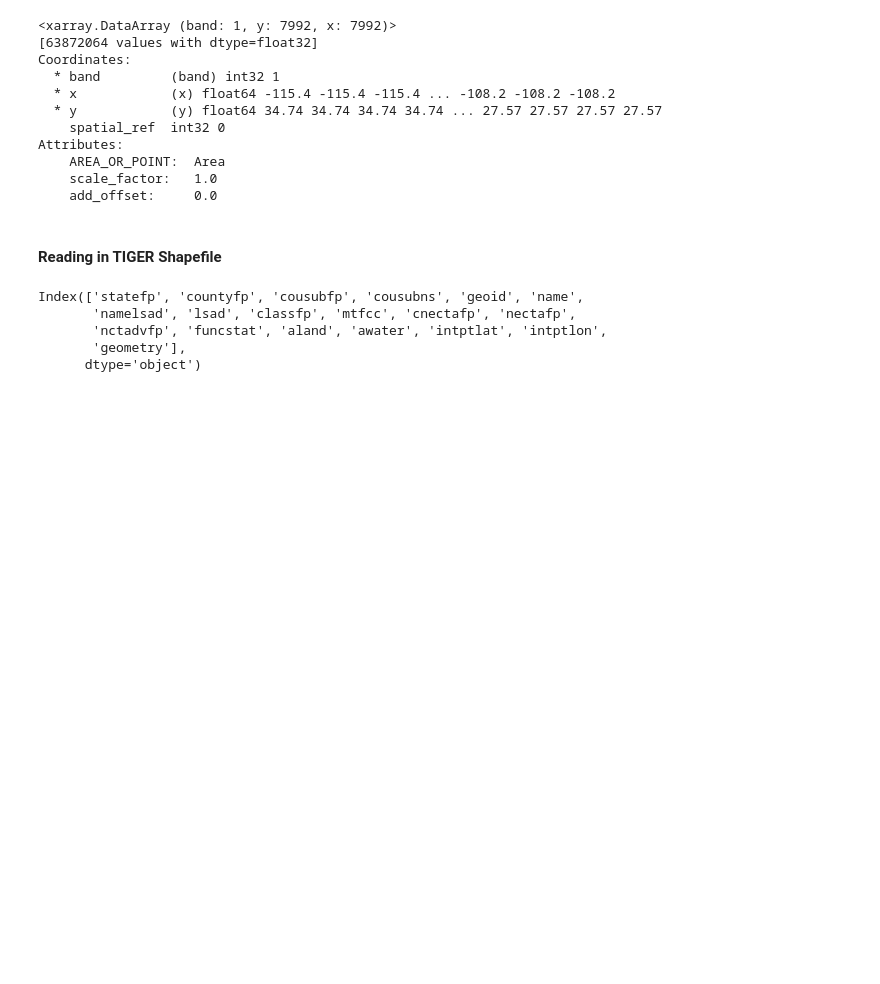
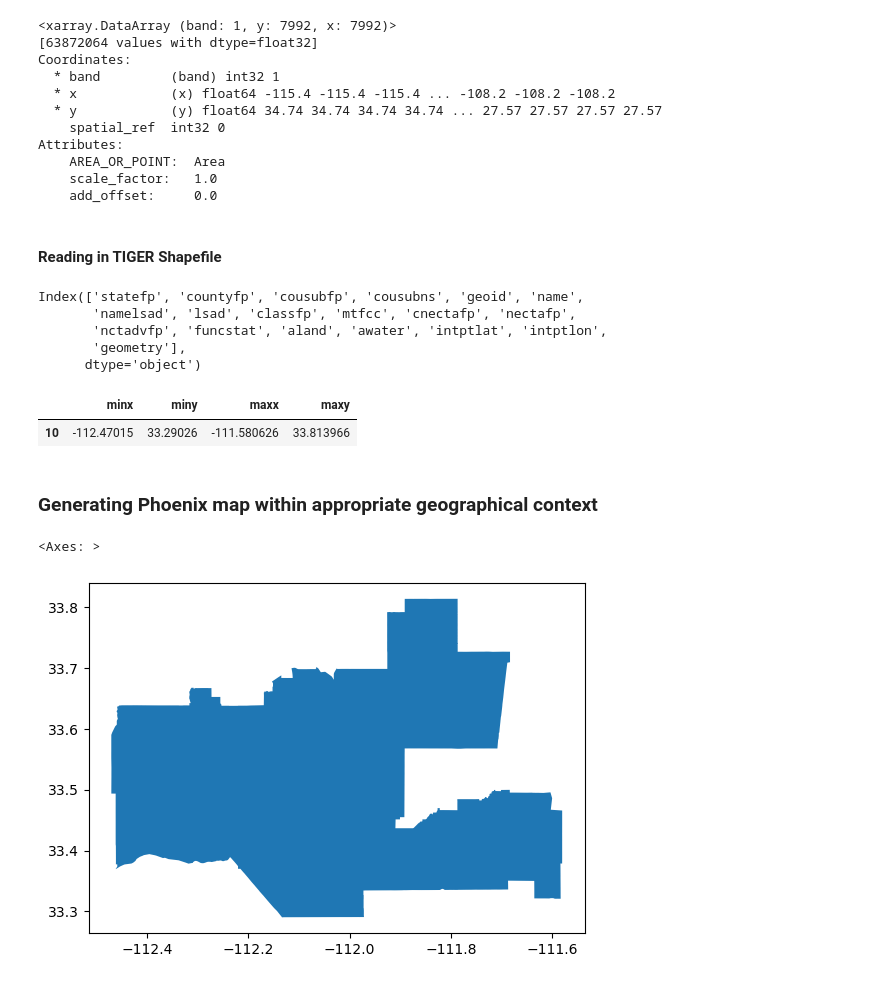
Before and after one commit to mariamkg00/eds-220-bii-phoenix, a Jupyter notebook: biodiversity-phoenix.ipynb, the cells around one changed output. Drawn from its saved outputs; the diff is of its cells as text; code cells hidden in the pictures; blank space fills up the shorter version.

```diff
--- a/biodiversity-phoenix.ipynb
+++ b/biodiversity-phoenix.ipynb
@@ -176,3 +176,17 @@ Index(['statefp', 'countyfp', 'cousubfp', 'cousubns', 'geoid', 'name',
 # %%
 # filtering the arizona dataset to only contain Phoenix subdivision
 phoenix = arizona[arizona.name == 'Phoenix']
+# %%
+# checking to see if bounds make logical sense
+phoenix.bounds
+# %% [output]
+|  | minx | miny | maxx | maxy |
+| 10 | -112.47015 | 33.29026 | -111.580626 | 33.813966 |
+# %% [markdown]
+### Generating Phoenix map within appropriate geographical context
+# %%
+# plotting the subdivision of Phoenix
+phoenix.plot()
+# %% [output]
+<Axes: >
+[figure, added]
```
Also changed, not shown: parts of 10 cells of this notebook.
